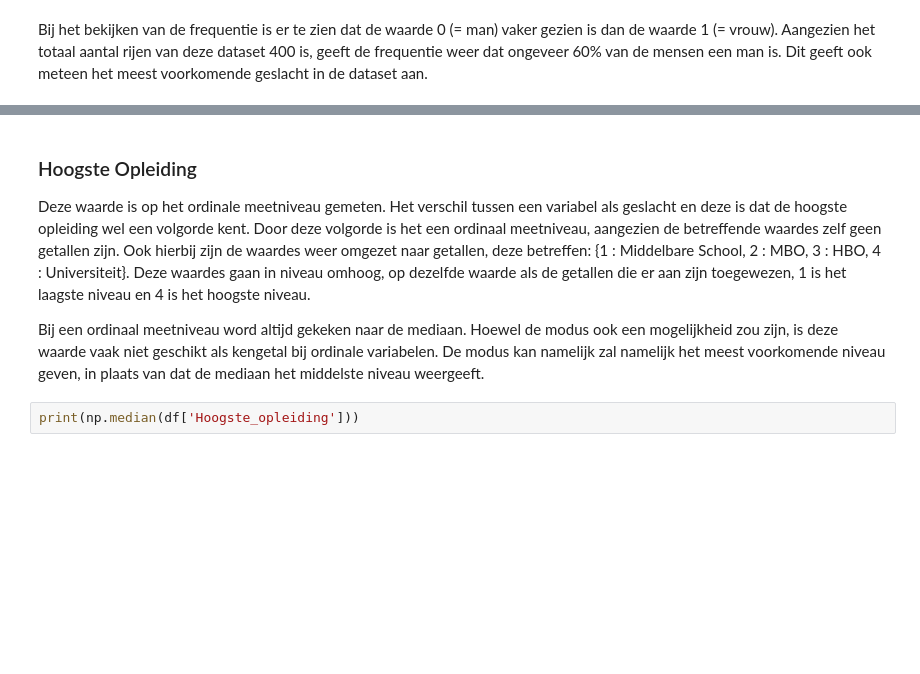
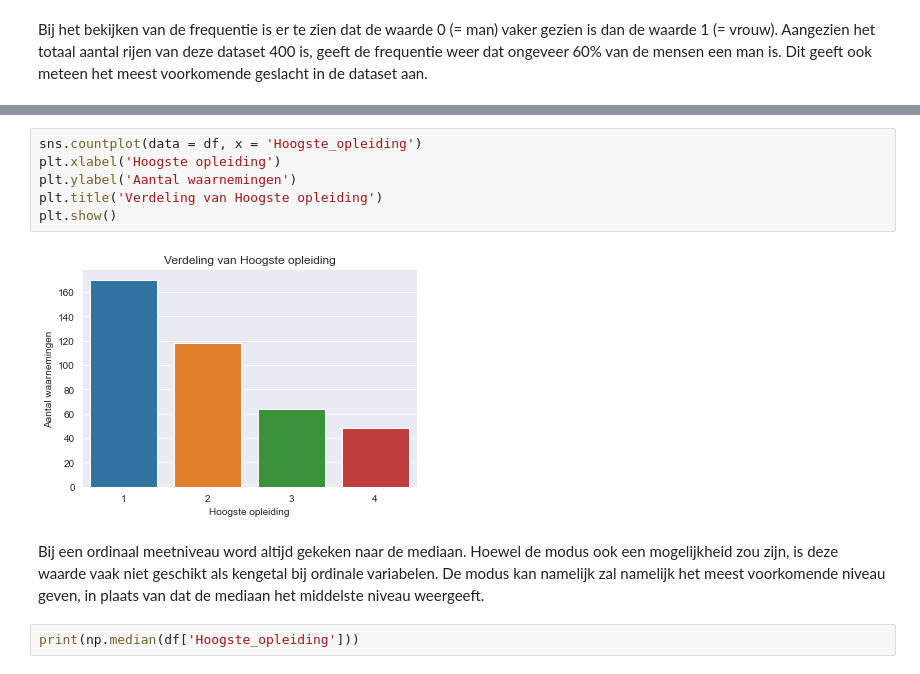
Before and after one commit to BJHeemskerk/WisPort11, a Jupyter notebook: WiskundeII_Portfolio.ipynb, the cells around one changed output, grey strips where cells are left out. Cells and saved outputs as stored; diff of their text form; blank space fills up the shorter version.

```diff
--- a/WiskundeII_Portfolio.ipynb
+++ b/WiskundeII_Portfolio.ipynb
@@ -139,8 +128,12 @@ Bij het bekijken van de frequentie is er te zien dat de waarde 0 (= man) vaker g
+# %%
+sns.countplot(data = df, x = 'Hoogste_opleiding')
+plt.xlabel('Hoogste opleiding')
+plt.ylabel('Aantal waarnemingen')
+plt.title('Verdeling van Hoogste opleiding')
+plt.show()
+# %% [output]
+[figure, added]
 # %% [markdown]
-### Hoogste Opleiding
-
-Deze waarde is op het ordinale meetniveau gemeten. Het verschil tussen een variabel als geslacht en deze is dat de hoogste opleiding wel een volgorde kent. Door deze volgorde is het een ordinaal meetniveau, aangezien de betreffende waardes zelf geen getallen zijn. Ook hierbij zijn de waardes weer omgezet naar getallen, deze betreffen: {1 : Middelbare School, 2 : MBO, 3 : HBO, 4 : Universiteit}. Deze waardes gaan in niveau omhoog, op dezelfde waarde als de getallen die er aan zijn toegewezen, 1 is het laagste niveau en 4 is het hoogste niveau.
-
 Bij een ordinaal meetniveau word altijd gekeken naar de mediaan. Hoewel de modus ook een mogelijkheid zou zijn, is deze waarde vaak niet geschikt als kengetal bij ordinale variabelen. De modus kan namelijk zal namelijk het meest voorkomende niveau geven, in plaats van dat de mediaan het middelste niveau weergeeft.
 # %%
 print(np.median(df['Hoogste_opleiding']))
```
Also changed, not shown: parts of 53 cells of this notebook.
